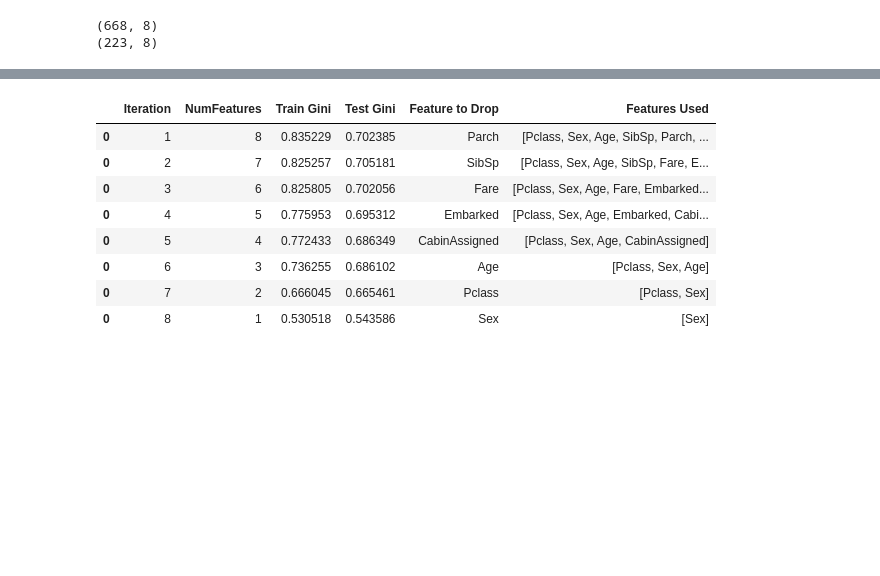
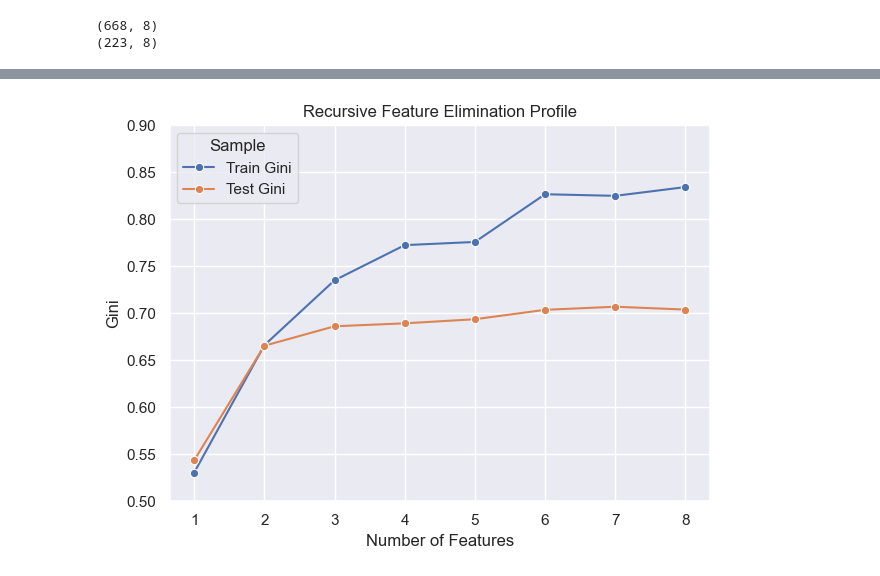
Before and after one commit to MarkThackham/MarkThackham.github.io, a Jupyter notebook: Portfolio/machine-learning/recursive-feature-elimination/machine-learning-recursive-feature-elimination.ipynb, the cells around one changed output, grey strips where cells are left out. Drawn from its saved outputs; the diff is of its cells as text; code cells hidden in the pictures; blank space fills up the shorter version.

```diff
--- a/Portfolio/machine-learning/recursive-feature-elimination/machine-learning-recursive-feature-elimination.ipynb
+++ b/Portfolio/machine-learning/recursive-feature-elimination/machine-learning-recursive-feature-elimination.ipynb
@@ -285,29 +292,27 @@ AttributeError: 'DataFrame' object has no attribute 'concat'
 # %%
-# Display Results#
-display(results)
+#================================================================================
+# Step 8: Results
 
 # Prepare for Plot
-results2=pd.melt(results, id_vars='NumFeatures', value_vars=['Train Gini', 'Test Gini'], var_name='Sample', value_name='Gini')
+results2=pd.melt(results,
+                 id_vars='NumFeatures',
+                 value_vars=['Train Gini', 'Test Gini'],
+                 var_name='Sample',
+                 value_name='Gini')
 
 # Plot RFE Profile
-fig = px.line(results2,
-              x="NumFeatures",
-              y="Gini",
-              color='Sample',
-              title='RFE Profile',
-              labels={'x': 'Number of Features', 'y':'Gini'},
-              markers=True,
-              width=800,
-              height=600)
-fig.update_layout(title_x=0.5, title_y=0.9)
-fig.show()
+sns.lineplot(data=results2,
+             x='NumFeatures',
+             y='Gini',
+             hue='Sample',
+             marker='o')
+plt.title('Recursive Feature Elimination Profile')
+plt.xlabel('Number of Features')
+plt.ylabel('Gini')
+plt.ylim(0.5,0.9)
+plt.tight_layout()
+plt.savefig("recursive-feature-elimination-profile.png", dpi=300)
+plt.show()
+#================================================================================
 # %% [output]
-|  | Iteration | NumFeatures | Train Gini | Test Gini | Feature to Drop | Features Used |
-| 0 | 1 | 8 | 0.835229 | 0.702385 | Parch | [Pclass, Sex, Age, SibSp, Parch, ... |
-| 0 | 2 | 7 | 0.825257 | 0.705181 | SibSp | [Pclass, Sex, Age, SibSp, Fare, E... |
-| 0 | 3 | 6 | 0.825805 | 0.702056 | Fare | [Pclass, Sex, Age, Fare, Embarked... |
-| 0 | 4 | 5 | 0.775953 | 0.695312 | Embarked | [Pclass, Sex, Age, Embarked, Cabi... |
-| 0 | 5 | 4 | 0.772433 | 0.686349 | CabinAssigned | [Pclass, Sex, Age, CabinAssigned] |
-| 0 | 6 | 3 | 0.736255 | 0.686102 | Age | [Pclass, Sex, Age] |
-| 0 | 7 | 2 | 0.666045 | 0.665461 | Pclass | [Pclass, Sex] |
-| 0 | 8 | 1 | 0.530518 | 0.543586 | Sex | [Sex] |
+[figure, added]
```
Also changed, not shown: parts of 3 cells of this notebook, 3 other files.
